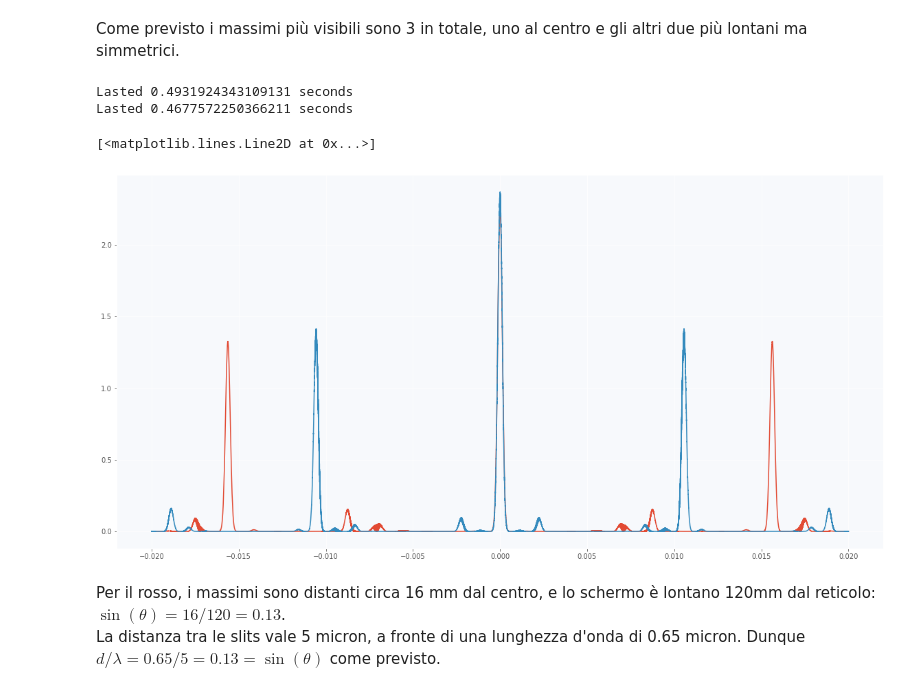
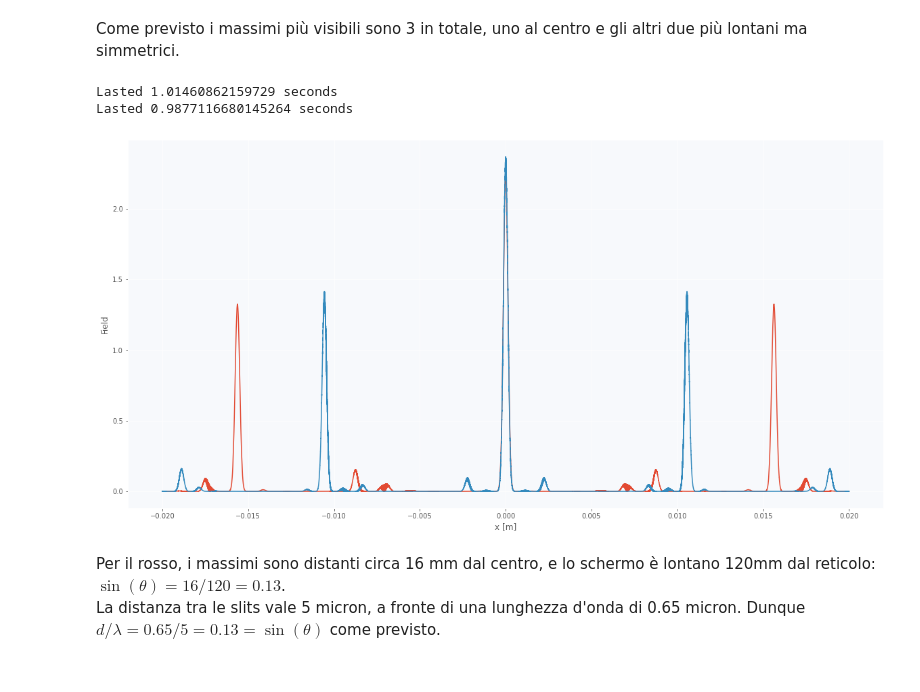
Before and after one commit to raeubaen/misc, a Jupyter notebook: codice_bpm.ipynb, the cells around one changed output. Drawn from its saved outputs; the diff is of its cells as text; code cells hidden in the pictures.

```diff
--- a/codice_bpm.ipynb
+++ b/codice_bpm.ipynb
@@ -353,22 +351,21 @@ Lasted 0.4780404567718506 seconds
 Come previsto i massimi più visibili sono 3 in totale, uno al centro e gli altri due più lontani ma simmetrici.
 # %%
 OutputField = propagate(PlaneInputField, k0, grid_setup=grid_setup)
-intensity = np.abs(OutputField)**2
+intensity = cp.abs(OutputField)**2
 fig, ax = plt.subplots(figsize=(20, 10))
 ax.plot(cp.asnumpy(x), cp.asnumpy(intensity))
 OutputField = propagate(PlaneInputField, 2*np.pi/0.44e-6, grid_setup=grid_setup)
 
-intensity = np.abs(OutputField)**2
+intensity = cp.abs(OutputField)**2
 ax.plot(cp.asnumpy(x), cp.asnumpy(intensity))
 ax.set(xlabel="x [m]", ylabel="Field")
 fig.savefig("peaksgrating.pdf")
 plt.show()
 plt.close()
 # %% [output]
-Lasted 0.4931924343109131 seconds
-Lasted 0.4677572250366211 seconds
+Lasted 1.01460862159729 seconds
+Lasted 0.9877116680145264 seconds
-[<matplotlib.lines.Line2D at 0x...>]
-[figure, old version]
+[figure, new version]
 # %% [markdown]
 Per il rosso, i massimi sono distanti circa 16 mm dal centro, e lo schermo è lontano 120mm dal reticolo: $\sin(\theta) = 16/120 = 0.13$.<br>
 La distanza tra le slits vale 5 micron, a fronte di una lunghezza d'onda di 0.65 micron. Dunque $d/\lambda = 0.65/5 = 0.13 = \sin(\theta)$ come previsto.
```
Also changed, not shown: parts of 10 cells of this notebook.
